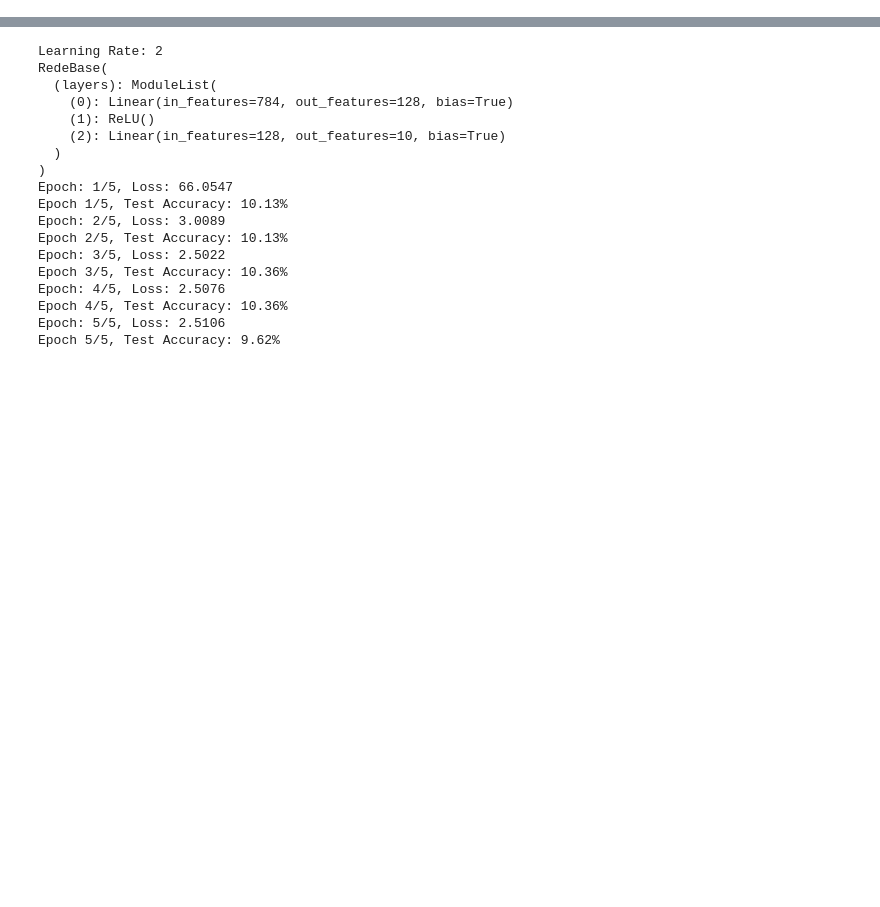
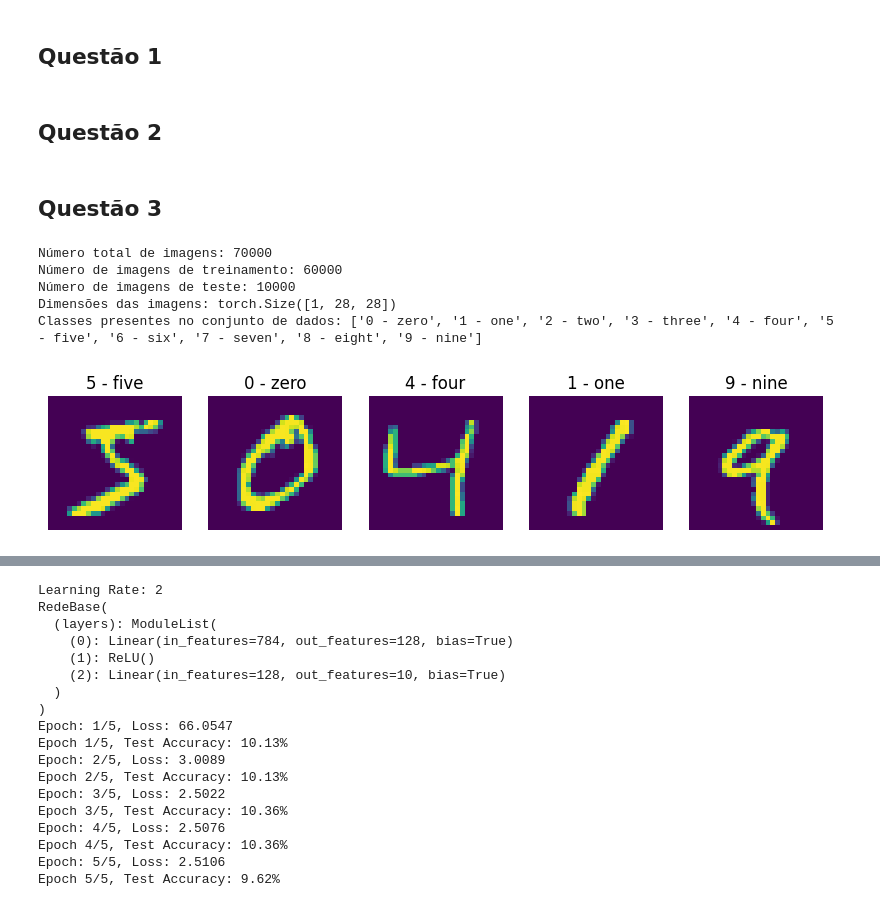
Before and after one commit to LMBarboza/RedesNeurais, a Jupyter notebook: lista2/lista2.ipynb, the cells around one changed output, grey strips where cells are left out. Saved outputs shown, nothing was run; the diff lists cells and outputs as text; code cells hidden in the pictures; blank space fills up the shorter version.

```diff
--- a/lista2/lista2.ipynb
+++ b/lista2/lista2.ipynb
@@ -0,0 +1,63 @@
+# %% [markdown]
+## Questão 1
+# %% [markdown]
+## Questão 2
+# %% [markdown]
+## Questão 3
+# %%
+import torchvision
+import torchvision.transforms as transforms
+
+transform = transforms.Compose([
+    transforms.ToTensor(),
+])
+
+trainset = torchvision.datasets.MNIST(root="./data", train=True, download=True, transform=transform)
+testset = torchvision.datasets.MNIST(root="./data", train=False, download=True, transform=transform)
+
+num_train_images = len(trainset)
+num_test_images = len(testset)
+total_images = num_train_images + num_test_images
+image_shape = trainset[0][0].shape
+classes = trainset.classes
+
+print(f"Número total de imagens: {total_images}")
+print(f"Número de imagens de treinamento: {num_train_images}")
+print(f"Número de imagens de teste: {num_test_images}")
+print(f"Dimensões das imagens: {image_shape}")
+print(f"Classes presentes no conjunto de dados: {classes}")
+# %% [output]
+Número total de imagens: 70000
+Número de imagens de treinamento: 60000
+Número de imagens de teste: 10000
+Dimensões das imagens: torch.Size([1, 28, 28])
+Classes presentes no conjunto de dados: ['0 - zero', '1 - one', '2 - two', '3 - three', '4 - four', '5 - five', '6 - six', '7 - seven', '8 - eight', '9 - nine']
+# %%
+import matplotlib.pyplot as plt
+import numpy as np
+import torch
+
+def imshow(img):
+    npimg = img.numpy()
+    plt.imshow(np.transpose(npimg, (1, 2, 0)))
+    plt.axis("off")
+
+transform = transforms.Compose([
+    transforms.ToTensor(),
+])
+
+trainloader = torch.utils.data.DataLoader(trainset, batch_size=5, shuffle=False)
+
+dataiter = iter(trainloader)
+images, labels = next(dataiter)
+
+classes = trainset.classes
+
+plt.figure(figsize=(10, 2))
+for i in range(5):
+    plt.subplot(1, 5, i+1)
+    imshow(images[i])
+    plt.title(classes[labels[i]])
+    plt.axis("off")
+# %% [output]
+[figure, added]
```
Also changed, not shown: parts of 4 cells of this notebook.
